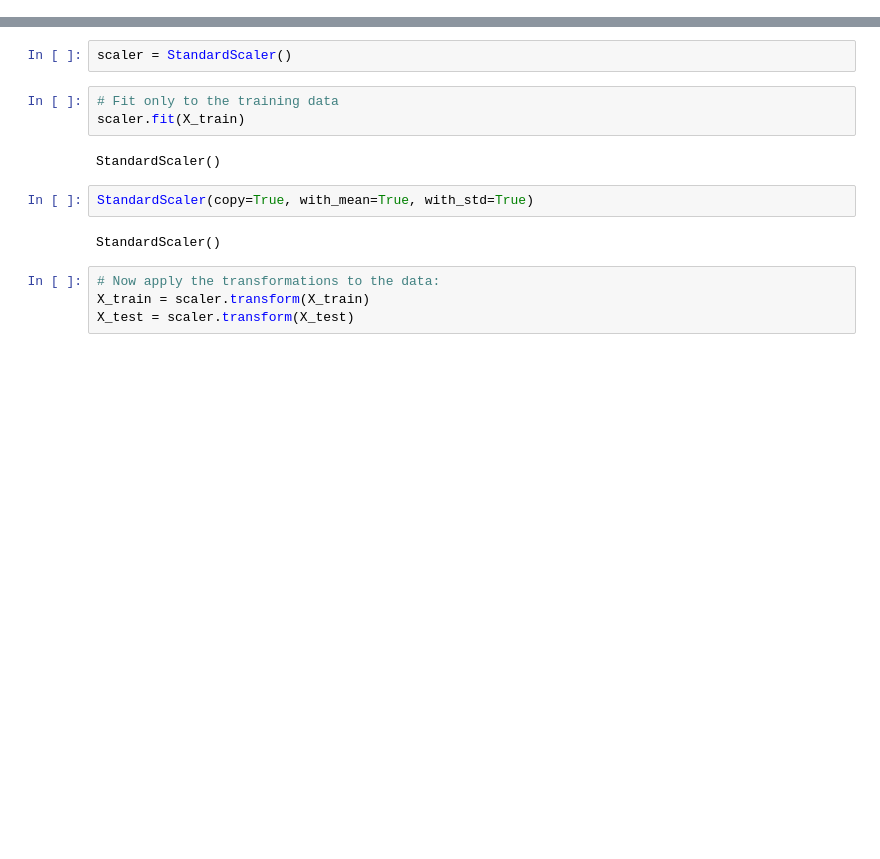
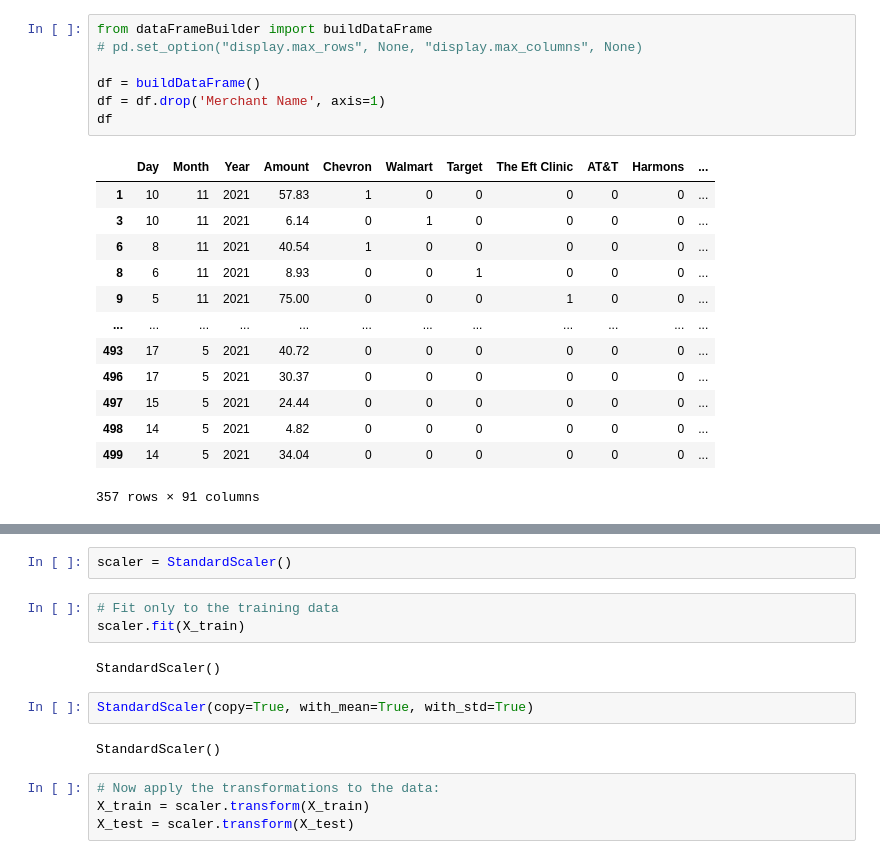
Before and after one commit to aaronjpotter93/BigBen, a Jupyter notebook: ai/my_nn.ipynb, the cells around one changed output, grey strips where cells are left out. Drawn from its saved outputs; the diff is of its cells as text; blank space fills up the shorter version.

```diff
--- a/ai/my_nn.ipynb
+++ b/ai/my_nn.ipynb
@@ -25,3 +28,24 @@ transactions
+# %%
+from dataFrameBuilder import buildDataFrame
+# pd.set_option("display.max_rows", None, "display.max_columns", None)
+
+df = buildDataFrame()
+df = df.drop('Merchant Name', axis=1)
+df
+# %% [output]
+|  | Day | Month | Year | Amount | Chevron | Walmart | Target | The Eft Clinic | AT&T | Harmons | ... |
+| 1 | 10 | 11 | 2021 | 57.83 | 1 | 0 | 0 | 0 | 0 | 0 | ... |
+| 3 | 10 | 11 | 2021 | 6.14 | 0 | 1 | 0 | 0 | 0 | 0 | ... |
+| 6 | 8 | 11 | 2021 | 40.54 | 1 | 0 | 0 | 0 | 0 | 0 | ... |
+| 8 | 6 | 11 | 2021 | 8.93 | 0 | 0 | 1 | 0 | 0 | 0 | ... |
+| 9 | 5 | 11 | 2021 | 75.00 | 0 | 0 | 0 | 1 | 0 | 0 | ... |
+| ... | ... | ... | ... | ... | ... | ... | ... | ... | ... | ... | ... |
+| 493 | 17 | 5 | 2021 | 40.72 | 0 | 0 | 0 | 0 | 0 | 0 | ... |
+| 496 | 17 | 5 | 2021 | 30.37 | 0 | 0 | 0 | 0 | 0 | 0 | ... |
+| 497 | 15 | 5 | 2021 | 24.44 | 0 | 0 | 0 | 0 | 0 | 0 | ... |
+| 498 | 14 | 5 | 2021 | 4.82 | 0 | 0 | 0 | 0 | 0 | 0 | ... |
+| 499 | 14 | 5 | 2021 | 34.04 | 0 | 0 | 0 | 0 | 0 | 0 | ... |
+357 rows × 91 columns
 # %%
 transactions.describe().transpose()
 # %% [output]
```
Also changed, not shown: parts of 25 cells of this notebook, 23 other files.
